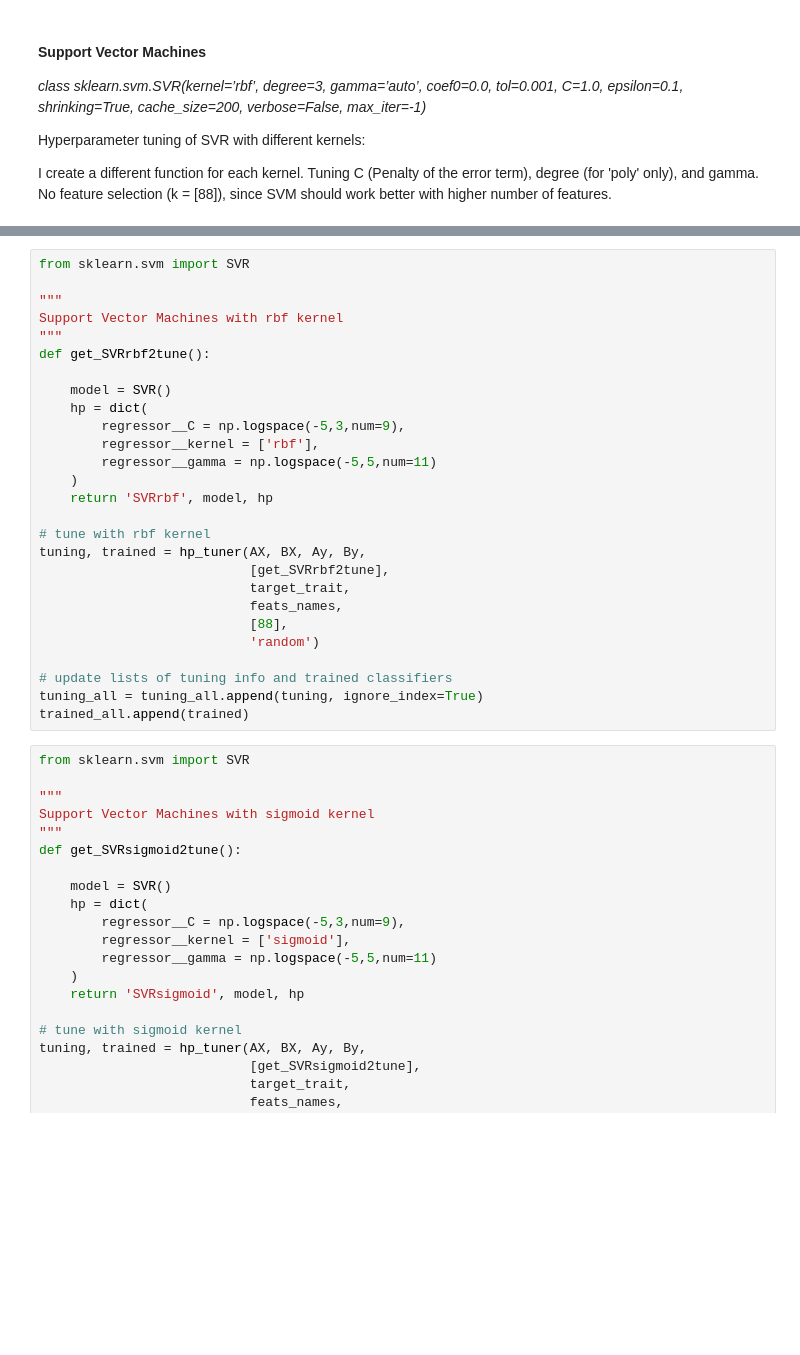
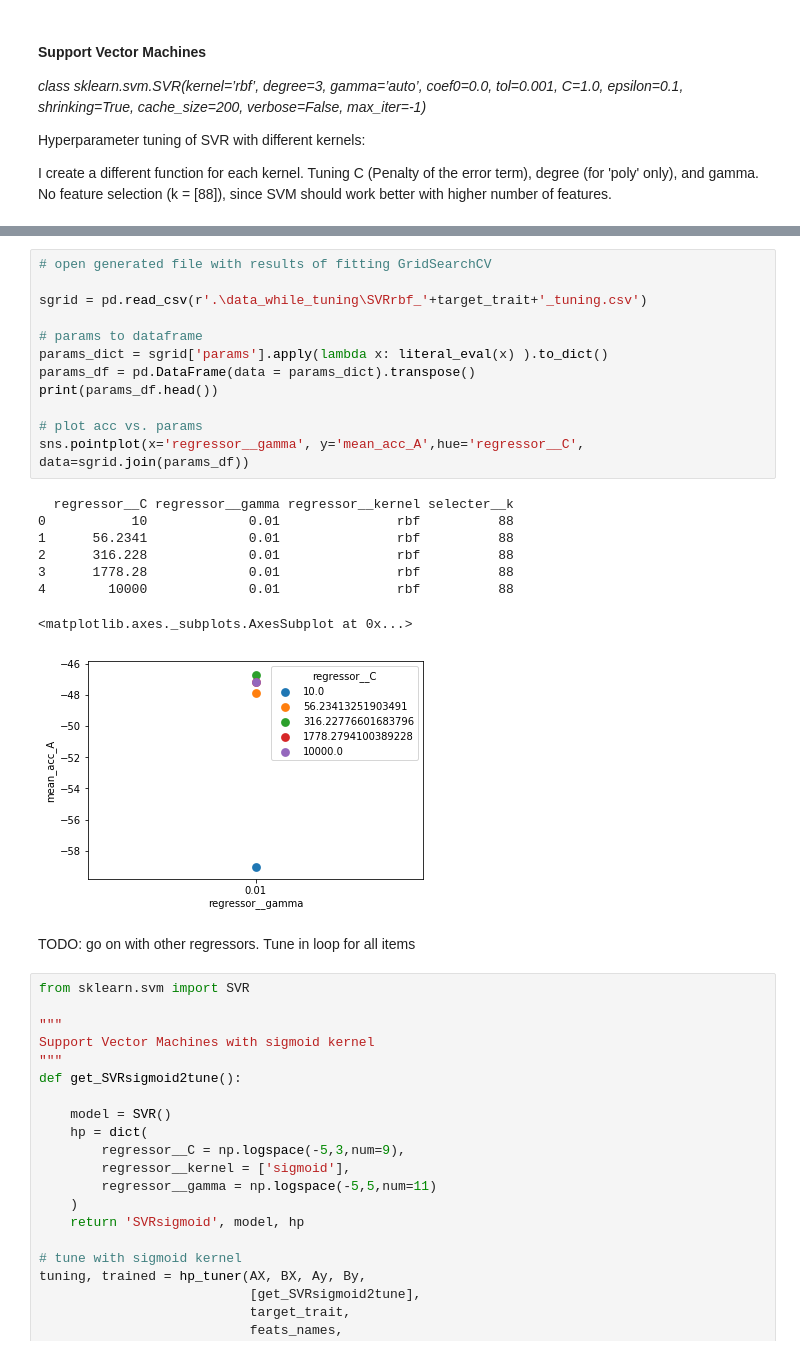
Before and after one commit to laufergall/ML_Speaker_Characteristics, a Jupyter notebook: regression/evaluating_regression_each_SC.ipynb, the cells around one changed output, grey strips where cells are left out. Drawn from its saved outputs; the diff is of its cells as text; blank space fills up the shorter version.

```diff
--- a/regression/evaluating_regression_each_SC.ipynb
+++ b/regression/evaluating_regression_each_SC.ipynb
@@ -500,30 +558,26 @@ tuning, trained = hp_tuner(AX, BX, Ay, By,
-# %%
-from sklearn.svm import SVR
-
-"""
-Support Vector Machines with rbf kernel
-"""
-def get_SVRrbf2tune():
-
-    model = SVR()
-    hp = dict(
-        regressor__C = np.logspace(-5,3,num=9),
-        regressor__kernel = ['rbf'],
-        regressor__gamma = np.logspace(-5,5,num=11)
-    )
-    return 'SVRrbf', model, hp
-
-# tune with rbf kernel
-tuning, trained = hp_tuner(AX, BX, Ay, By,
-                           [get_SVRrbf2tune],
-                           target_trait,
-                           feats_names,
-                           [88],
-                           'random')
-
-# update lists of tuning info and trained classifiers
-tuning_all = tuning_all.append(tuning, ignore_index=True)
-trained_all.append(trained)
+# %%
+# open generated file with results of fitting GridSearchCV
+
+sgrid = pd.read_csv(r'.\data_while_tuning\SVRrbf_'+target_trait+'_tuning.csv')
+
+# params to dataframe
+params_dict = sgrid['params'].apply(lambda x: literal_eval(x) ).to_dict()
+params_df = pd.DataFrame(data = params_dict).transpose()
+print(params_df.head())
+
+# plot acc vs. params
+sns.pointplot(x='regressor__gamma', y='mean_acc_A',hue='regressor__C', data=sgrid.join(params_df))
+# %% [output]
+  regressor__C regressor__gamma regressor__kernel selecter__k
+0           10             0.01               rbf          88
+1      56.2341             0.01               rbf          88
+2      316.228             0.01               rbf          88
+3      1778.28             0.01               rbf          88
+4        10000             0.01               rbf          88
+<matplotlib.axes._subplots.AxesSubplot at 0x...>
+[figure, added]
+# %% [markdown]
+TODO: go on with other regressors. Tune in loop for all items
 # %%
 from sklearn.svm import SVR
 
```
Also changed, not shown: parts of 6 cells of this notebook, 2 other files.
